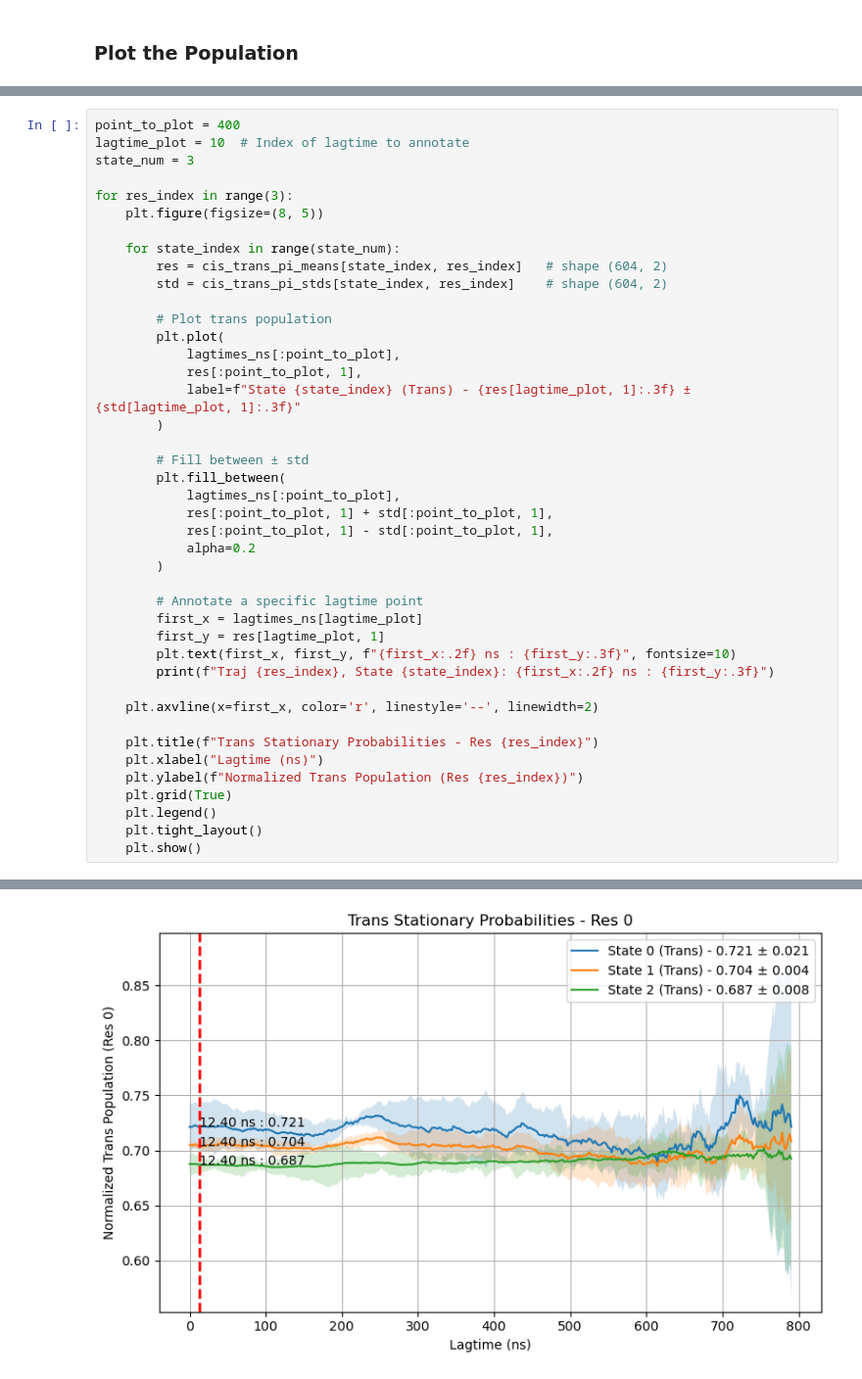
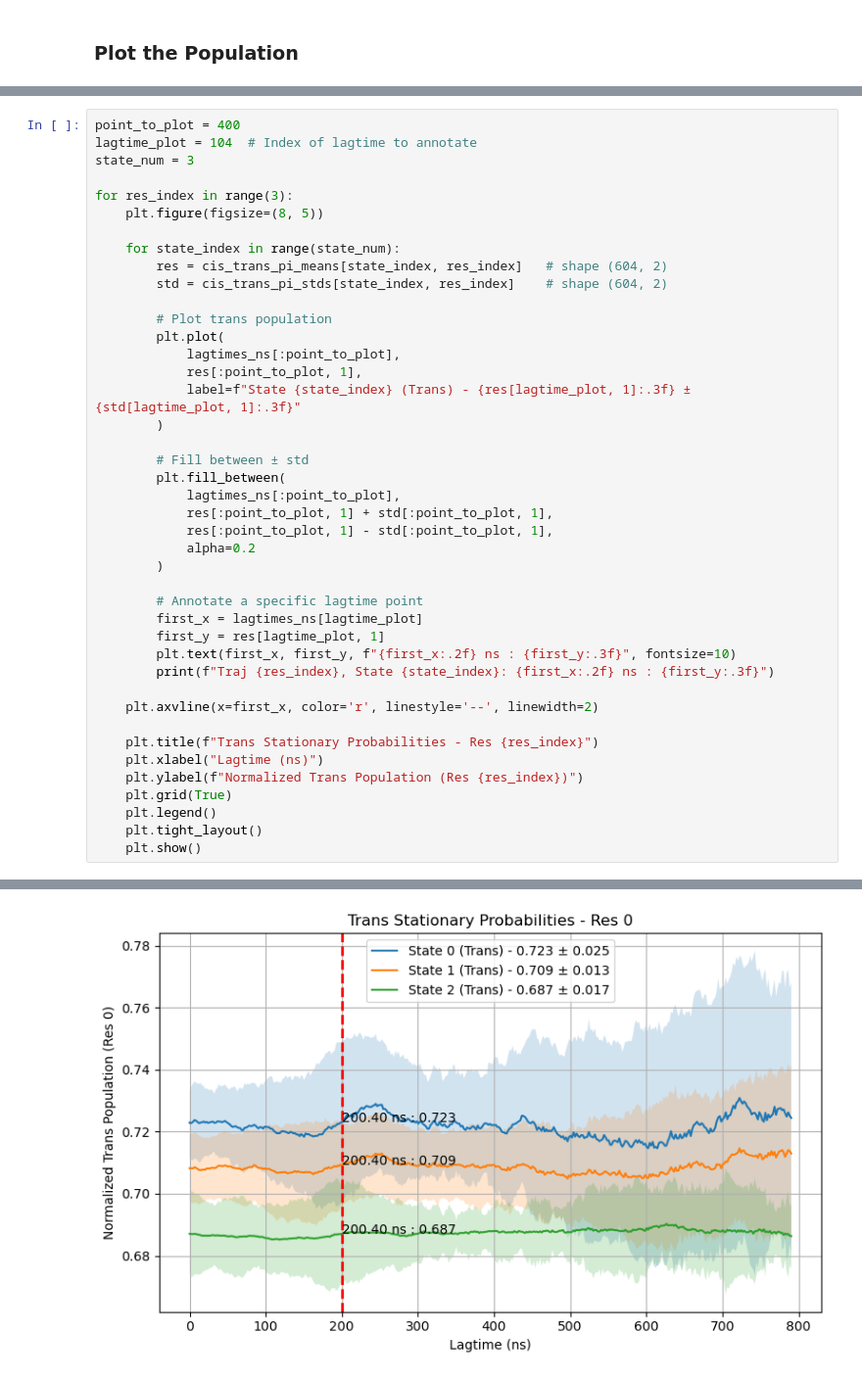
Before and after one commit to starwingc/peptoid_ESM, a Jupyter notebook: REDs/analysis/transition_matrix_res.ipynb, the cells around one changed output, grey strips where cells are left out. Shown at 98% size. Saved outputs shown, nothing was run; the diff lists cells and outputs as text.

```diff
--- a/REDs/analysis/transition_matrix_res.ipynb
+++ b/REDs/analysis/transition_matrix_res.ipynb
@@ -531,6 +531,6 @@ cis_trans_pi_stds shape: (3, 3, 429, 2)
 # %%
 point_to_plot = 400
-lagtime_plot = 10  # Index of lagtime to annotate
+lagtime_plot = 104  # Index of lagtime to annotate
 state_num = 3
 
 for res_index in range(3):
@@ -577 +577 @@ Traj 0, State 2: 12.40 ns : 0.687
-[figure, old version]
+[figure, new version]
```
Also changed, not shown: parts of 9 cells of this notebook, 5 other files.
